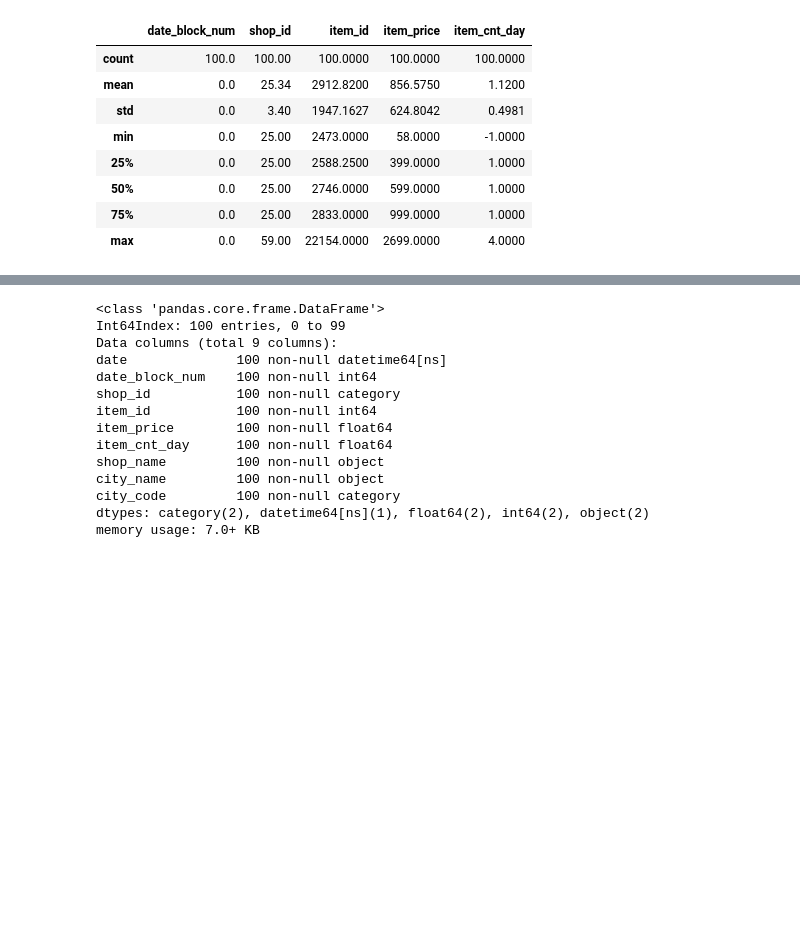
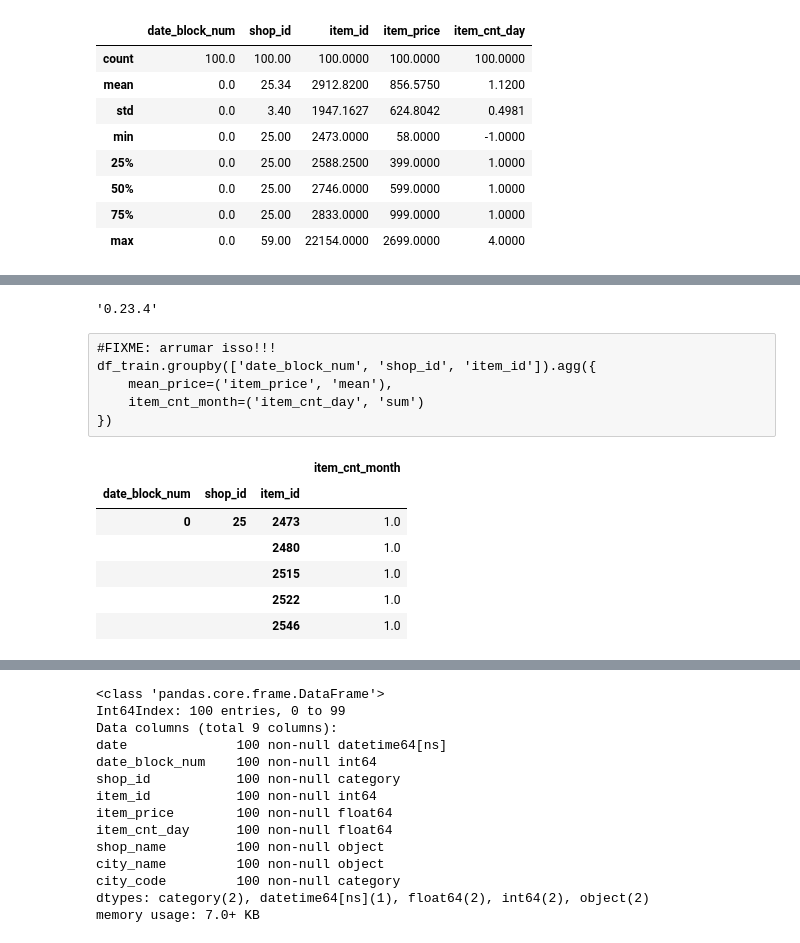
Before and after one commit to hjort/ai-labs, a Jupyter notebook: jupyter/future-sales/Predict Future Sales in Russia - Hjort.ipynb, the cells around one changed output, grey strips where cells are left out. Cells and saved outputs as stored; diff of their text form; code cells hidden in the pictures; blank space fills up the shorter version.

Commit message:
sales russia

```diff
--- a/jupyter/future-sales/Predict Future Sales in Russia - Hjort.ipynb
+++ b/jupyter/future-sales/Predict Future Sales in Russia - Hjort.ipynb
@@ -478,7 +478,8 @@ df_items2.describe()
 ## Sales (training)
 # %%
 dateparse = lambda x: pd.datetime.strptime(x, '%d.%m.%Y')
-df_train = pd.read_csv(input_prefix + 'sales_train-100.csv', parse_dates=['date'], date_parser=dateparse)
+df_train = pd.read_csv(input_prefix + 'sales_train.csv', nrows=100,
+                       parse_dates=['date'], date_parser=dateparse)
 print('shape:', df_train.shape)
 df_train.head()
 # %% [output]
@@ -521,3 +555,26 @@ df_train.describe()
+# %%
+pd.__version__
+# %% [output]
+'0.23.4'
+# %% [raw]
+#FIXME: arrumar isso!!!
+df_train.groupby(['date_block_num', 'shop_id', 'item_id']).agg({
+    mean_price=('item_price', 'mean'),
+    item_cnt_month=('item_cnt_day', 'sum')
+})
+# %%
+# calcular quantidade total de produtos vendidos para cada loja por mês
+df_sumitems = (df_train.groupby(['date_block_num', 'shop_id', 'item_id'])['item_cnt_day'].sum()).to_frame()
+df_sumitems.columns = ['item_cnt_month']
+df_sumitems.head()
+# %% [output]
+|  |  |  | item_cnt_month |
+| date_block_num | shop_id | item_id |  |
+| 0 | 25 | 2473 | 1.0 |
+|  |  | 2480 | 1.0 |
+|  |  | 2515 | 1.0 |
+|  |  | 2522 | 1.0 |
+|  |  | 2546 | 1.0 |
 # %%
 #TODO: converter 'date' para tipo data - OK
 
```
Also changed, not shown: parts of 3 cells of this notebook.
